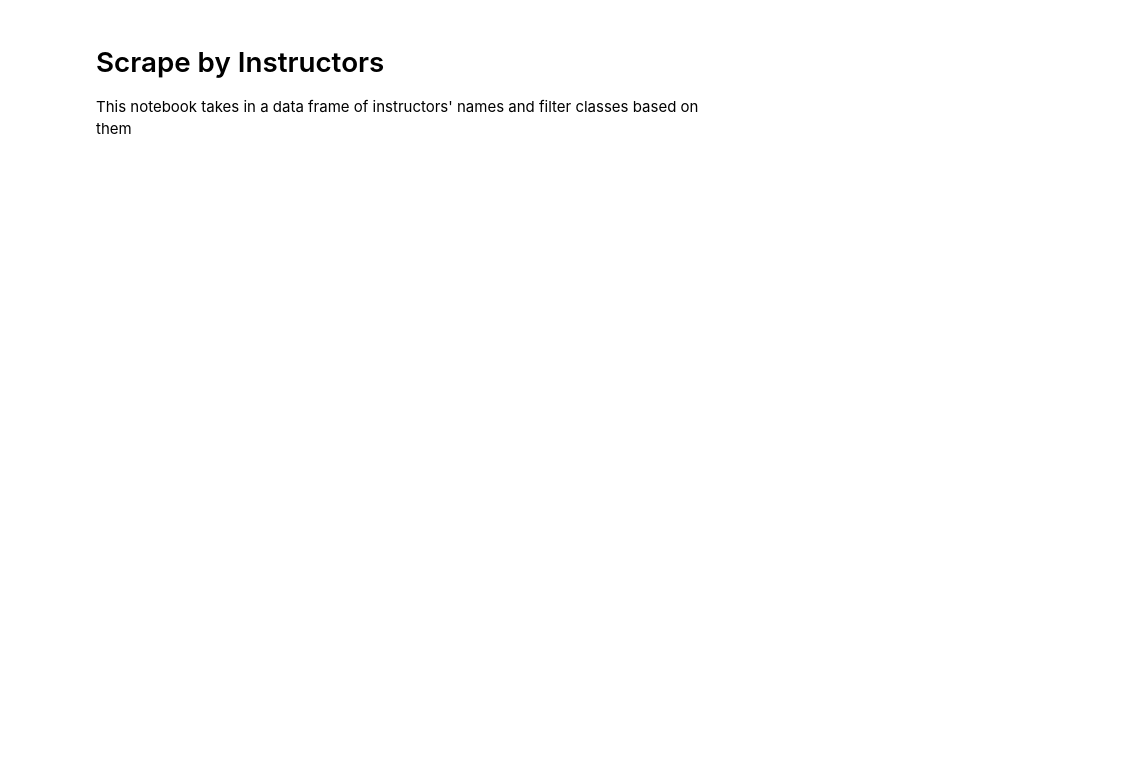
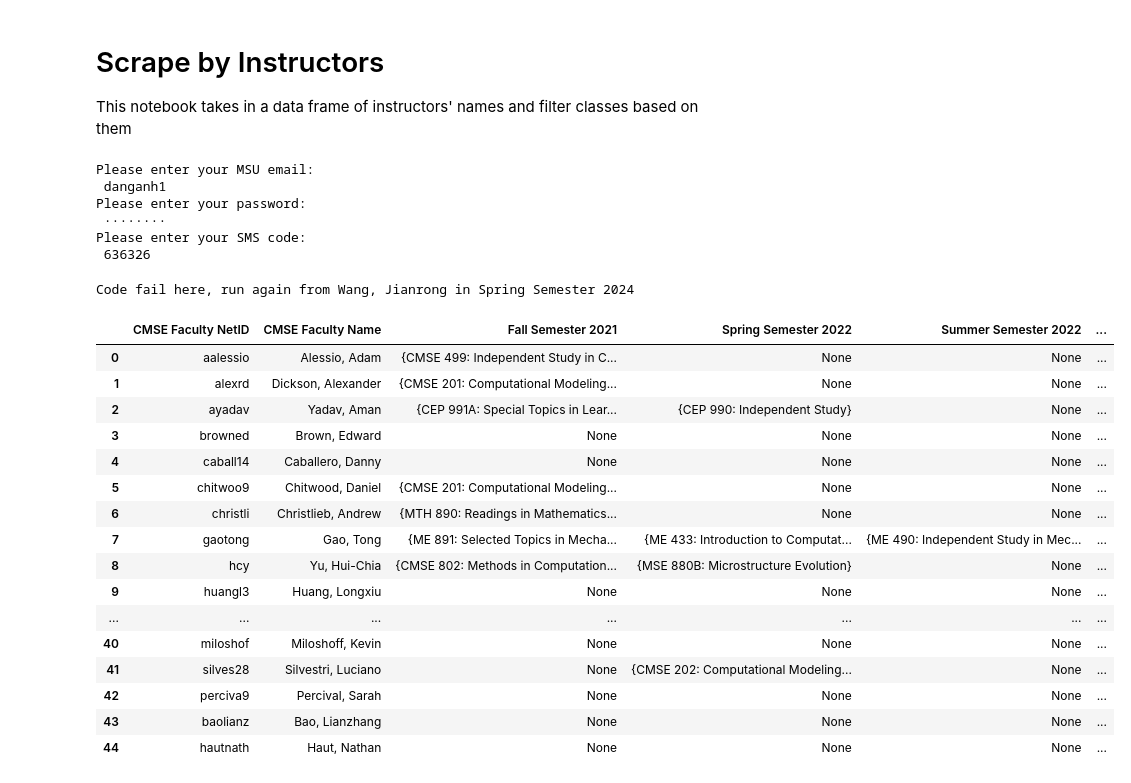
Before and after one commit to colbrydi/CMSEtech_ClassScraper, a Jupyter notebook: Scrape_by_Instructors.ipynb, the cells around one changed output. Saved outputs shown, nothing was run; the diff lists cells and outputs as text; code cells hidden in the pictures; blank space fills up the shorter version.

```diff
--- a/Scrape_by_Instructors.ipynb
+++ b/Scrape_by_Instructors.ipynb
@@ -48,19 +20,0 @@ except:
-# %%
-body = driver.page_source
-soup = BeautifulSoup(body, 'html.parser')
-cells = soup.find_all("tr", class_="ps_grid-row psc_rowact")
-semesters_dict = dict()
-for cell in cells: # Find each semester's ID
-    semester = cell.find("a", class_="ps-link")
-    semesters_dict[semester.text] = semester.get("href")
-
-previous_semesters = []
-current_semesters = []
-for key, value in semesters_dict.items():
-    if "CSTRMPRV" in value: # Get all previous semesters in a list
-        previous_semesters.append(key)
-    else: # Get all current (following) semesters in another list
-        current_semesters.append(key)
-
-previous_semesters.reverse()
-semesters_list = previous_semesters + current_semesters
@@ -69,2 +21,16 @@ df = pd.read_csv('CMSE_Names.csv')
+# %%
+df = pd.read_csv('CMSE_Names.csv')
+driver = get_driver('Firefox')
+time.sleep(5)
+wait = WebDriverWait(driver, 10)
+login_to_SIS(driver)
+semesters_list, previous_semesters, current_semesters = get_semesters_list(driver)
+# %% [output]
+Please enter your MSU email:
+ danganh1
+Please enter your password:
+ ········
+Please enter your SMS code:
+ 636326
 # %%
 def search_by_instructor(instructor, semester):
@@ -173,17 +121,36 @@ def search_by_instructor(instructor, semester):
 # %%
 def search_multiple_semesters(df, start_semester=None, end_semester=None):
     if not start_semester:
         start_semester = semesters_list[0]
     if not end_semester:
         end_semester = semesters_list[-1]
     start_index = semesters_list.index(start_semester)
     end_index = semesters_list.index(end_semester)
     sublist = semesters_list[start_index:end_index+1]
     for semester in sublist:
-        df[f"{semester}"]= df["CMSE Faculty Name"].apply(
+        df[f"{semester}"] = df["CMSE Faculty Name"].apply(
             lambda name: search_by_instructor(name, semester))
     return df
 
-search_multiple_semesters(df, start_semester="Fall Semester 2021")
+search_multiple_semesters(df, start_semester='Fall Semester 2021', end_semester='Fall Semester 2024')
+# %% [output]
+Code fail here, run again from Wang, Jianrong in Spring Semester 2024
+|  | CMSE Faculty NetID | CMSE Faculty Name | Fall Semester 2021 | Spring Semester 2022 | Summer Semester 2022 | ... |
+| 0 | aalessio | Alessio, Adam | {CMSE 499: Independent Study in C... | None | None | ... |
+| 1 | alexrd | Dickson, Alexander | {CMSE 201: Computational Modeling... | None | None | ... |
+| 2 | ayadav | Yadav, Aman | {CEP 991A: Special Topics in Lear... | {CEP 990: Independent Study} | None | ... |
+| 3 | browned | Brown, Edward | None | None | None | ... |
+| 4 | caball14 | Caballero, Danny | None | None | None | ... |
+| 5 | chitwoo9 | Chitwood, Daniel | {CMSE 201: Computational Modeling... | None | None | ... |
+| 6 | christli | Christlieb, Andrew | {MTH 890: Readings in Mathematics... | None | None | ... |
+| 7 | gaotong | Gao, Tong | {ME 891: Selected Topics in Mecha... | {ME 433: Introduction to Computat... | {ME 490: Independent Study in Mec... | ... |
+| 8 | hcy | Yu, Hui-Chia | {CMSE 802: Methods in Computation... | {MSE 880B: Microstructure Evolution} | None | ... |
+| 9 | huangl3 | Huang, Longxiu | None | None | None | ... |
+| ... | ... | ... | ... | ... | ... | ... |
+| 40 | miloshof | Miloshoff, Kevin | None | None | None | ... |
+| 41 | silves28 | Silvestri, Luciano | None | {CMSE 202: Computational Modeling... | None | ... |
+| 42 | perciva9 | Percival, Sarah | None | None | None | ... |
+| 43 | baolianz | Bao, Lianzhang | None | None | None | ... |
+| 44 | hautnath | Haut, Nathan | None | None | None | ... |
 # %%
 df.to_csv('CMSE_Names.csv')
```
Also changed, not shown: parts of 5 cells of this notebook, 1 other file.
